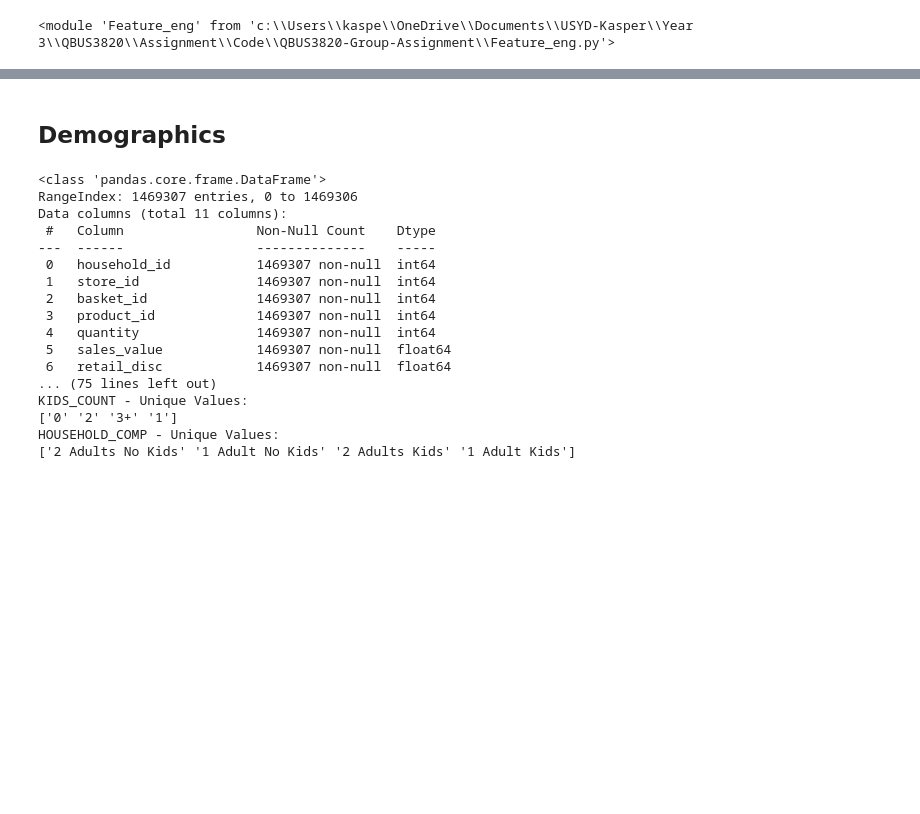
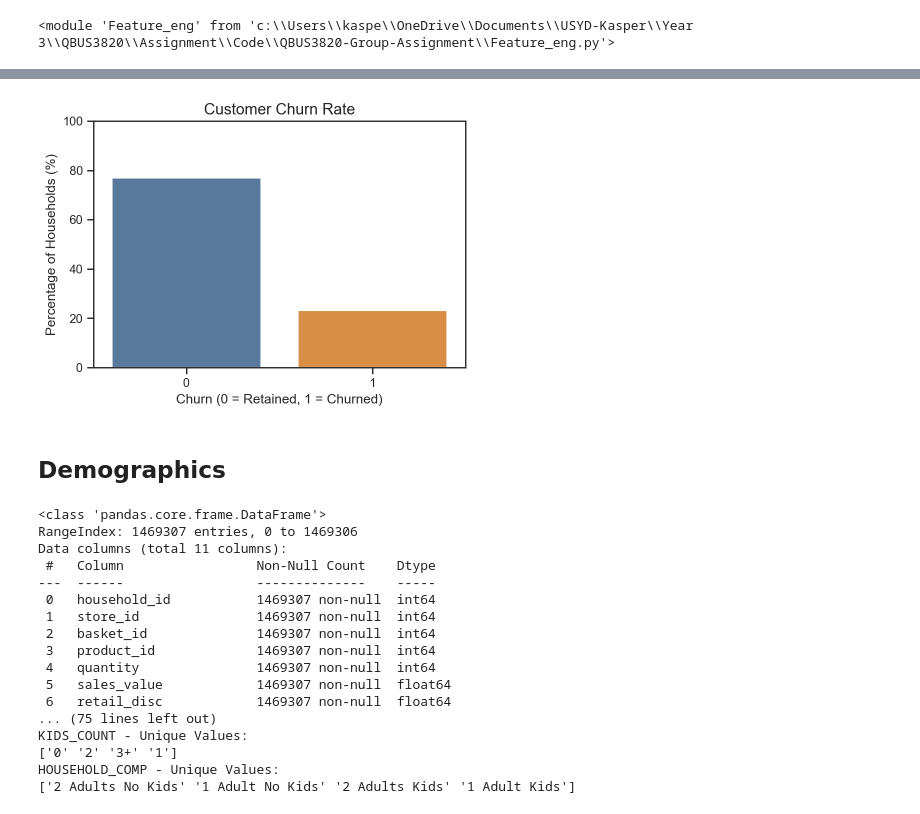
Before and after one commit to Kasperclowes/QBUS3820-Group-Assignment, a Jupyter notebook: RUN.ipynb, the cells around one changed output, grey strips where cells are left out. Saved outputs shown, nothing was run; the diff lists cells and outputs as text; code cells hidden in the pictures; blank space fills up the shorter version.

Commit message:
Added data split to churn function and plotted churn rate in run. Also added warning and plot settings in run

```diff
--- a/RUN.ipynb
+++ b/RUN.ipynb
@@ -9,5 +11,21 @@ importlib.reload(eda)
 importlib.reload(feng)
 # %% [output]
 <module 'Feature_eng' from 'c:\\Users\\kaspe\\OneDrive\\Documents\\USYD-Kasper\\Year 3\\QBUS3820\\Assignment\\Code\\QBUS3820-Group-Assignment\\Feature_eng.py'>
+# %%
+import warnings
+warnings.filterwarnings('ignore')
+
+# Plot settings
+sns.set_context('notebook') # optimises figures for notebook display
+sns.set_style('ticks') # set default plot style
+colours = ['#4E79A7','#F28E2C','#E15759','#76B7B2','#59A14F',
+          '#EDC949','#AF7AA1','#FF9DA7','#9C755F','#BAB0AB']
+sns.set_palette(colours) # set custom color scheme
+
+
+%matplotlib inline
+plt.rcParams['figure.figsize'] = (9, 6)
+plt.rcParams['figure.dpi'] = 80
+%config InlineBackend.figure_format = 'retina'
 # %%
 transactions, demographics, products, campaigns, campaign_descriptions, promotions = eda.retrieve_data()
@@ -13,0 +34,4 @@ transactions, demographics, products, campaigns, campaign_descriptions, promotio
+# %%
+churn, churn_train, churn_valid, churn_test = feng.churn(transactions, threshold_days=21)
+print(churn.head())
+print(churn.value_counts())
@@ -14,3 +56,7 @@ transactions, demographics, products, campaigns, campaign_descriptions, promotio
+# %%
+eda.plot_churn_rate(churn_train, colours)
+# %% [output]
+[figure, added]
 # %% [markdown]
 ## Demographics
 # %%
```
Also changed, not shown: parts of 5 cells of this notebook, 2 other files.
